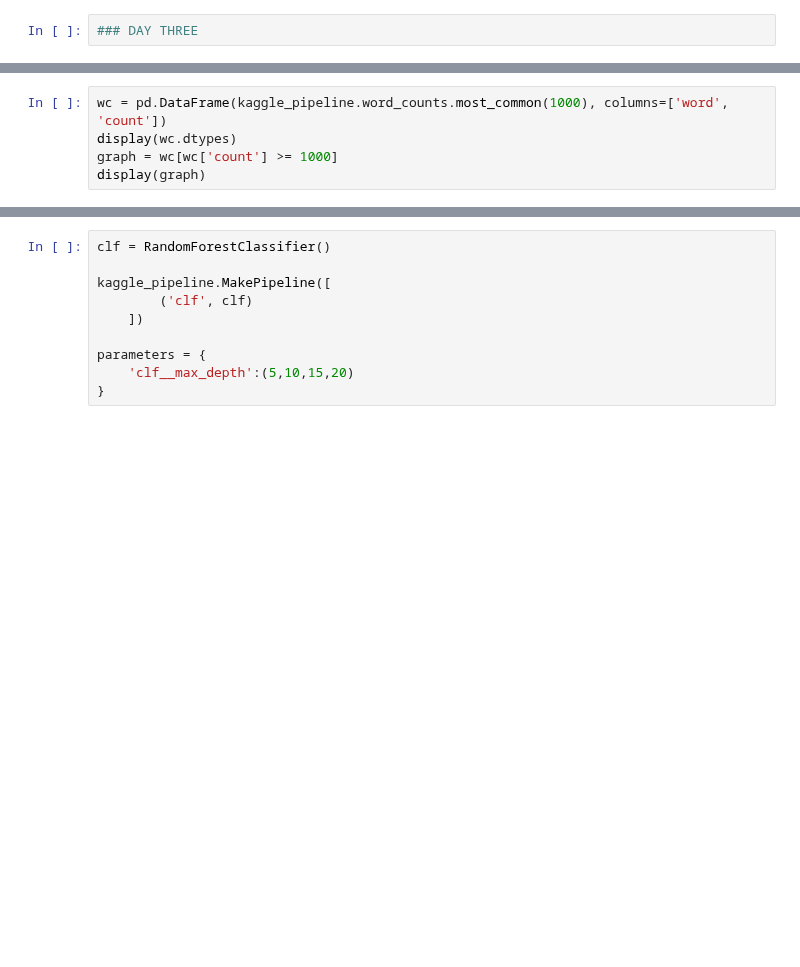
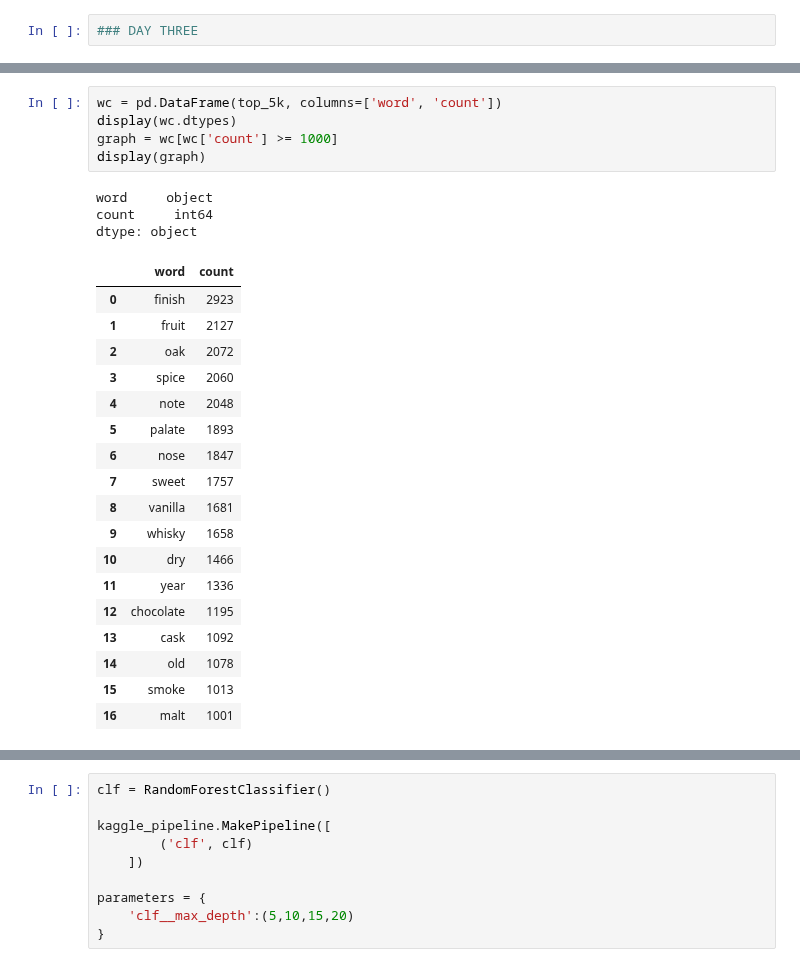
Before and after one commit to MaxTheMooshroom/DS-Unit-4-Sprint-1-NLP, a Jupyter notebook: NLP Class.ipynb, the cells around one changed output, grey strips where cells are left out. Drawn from its saved outputs; the diff is of its cells as text; blank space fills up the shorter version.

```diff
--- a/NLP Class.ipynb
+++ b/NLP Class.ipynb
@@ -319,7 +397,29 @@ kaggle_pipeline.Vectorize()
 # %%
-wc = pd.DataFrame(kaggle_pipeline.word_counts.most_common(1000), columns=['word', 'count'])
+wc = pd.DataFrame(top_5k, columns=['word', 'count'])
 display(wc.dtypes)
 graph = wc[wc['count'] >= 1000]
 display(graph)
+# %% [output]
+word     object
+count     int64
+dtype: object
+|  | word | count |
+| 0 | finish | 2923 |
+| 1 | fruit | 2127 |
+| 2 | oak | 2072 |
+| 3 | spice | 2060 |
+| 4 | note | 2048 |
+| 5 | palate | 1893 |
+| 6 | nose | 1847 |
+| 7 | sweet | 1757 |
+| 8 | vanilla | 1681 |
+| 9 | whisky | 1658 |
+| 10 | dry | 1466 |
+| 11 | year | 1336 |
+| 12 | chocolate | 1195 |
+| 13 | cask | 1092 |
+| 14 | old | 1078 |
+| 15 | smoke | 1013 |
+| 16 | malt | 1001 |
 # %%
 import matplotlib.pyplot as plt
```
Also changed, not shown: parts of 34 cells of this notebook, 2 other files.
